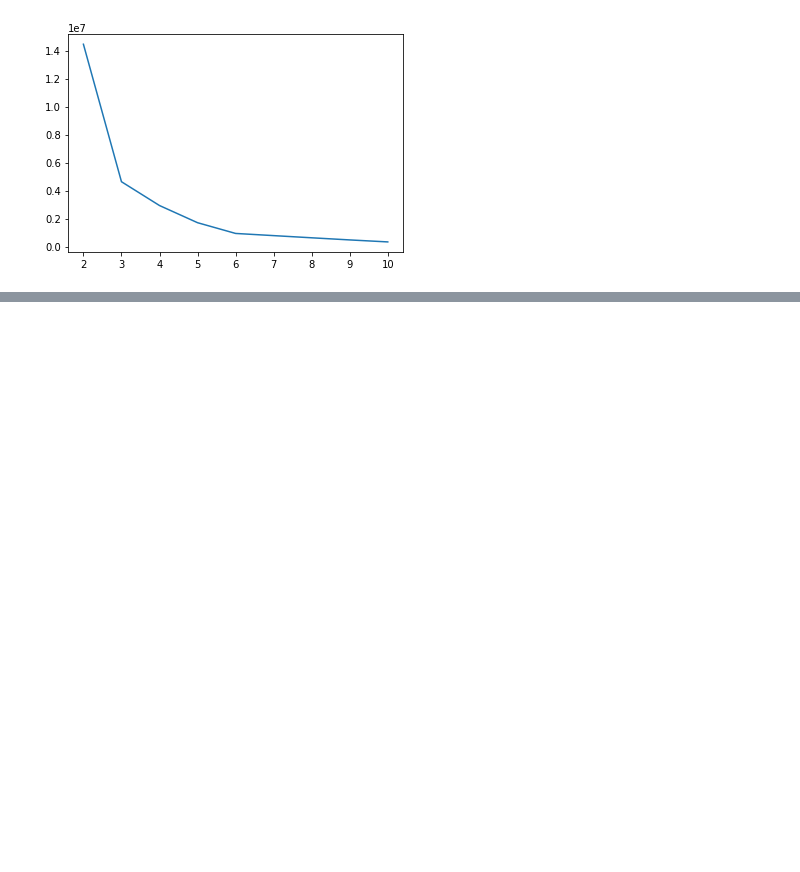
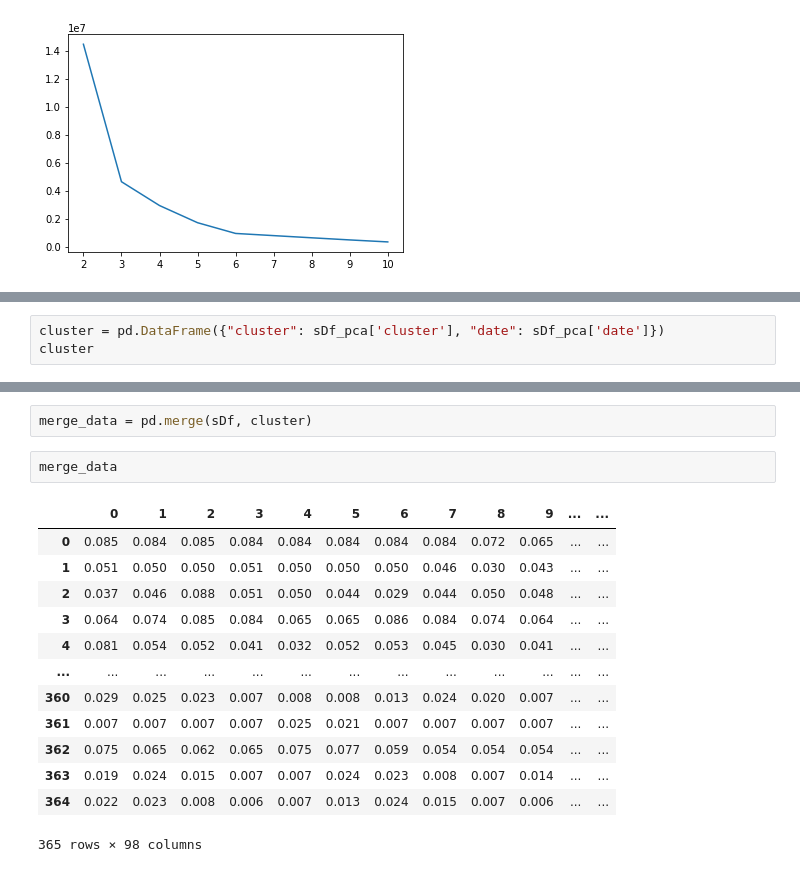
Before and after one commit to formegusto/pattern-recognition, a Jupyter notebook: 02.Data Preprocessing.ipynb, the cells around one changed output, grey strips where cells are left out. Drawn from its saved outputs; the diff is of its cells as text; blank space fills up the shorter version.

```diff
--- a/02.Data Preprocessing.ipynb
+++ b/02.Data Preprocessing.ipynb
@@ -185,0 +184,3 @@ plt.plot(ks, wcss)
+# %%
+cluster = pd.DataFrame({"cluster": sDf_pca['cluster'], "date": sDf_pca['date']})
+cluster
@@ -185,0 +240,18 @@ plt.plot(ks, wcss)
+# %%
+merge_data = pd.merge(sDf, cluster)
+# %%
+merge_data
+# %% [output]
+|  | 0 | 1 | 2 | 3 | 4 | 5 | 6 | 7 | 8 | 9 | ... | ... |
+| 0 | 0.085 | 0.084 | 0.085 | 0.084 | 0.084 | 0.084 | 0.084 | 0.084 | 0.072 | 0.065 | ... | ... |
+| 1 | 0.051 | 0.050 | 0.050 | 0.051 | 0.050 | 0.050 | 0.050 | 0.046 | 0.030 | 0.043 | ... | ... |
+| 2 | 0.037 | 0.046 | 0.088 | 0.051 | 0.050 | 0.044 | 0.029 | 0.044 | 0.050 | 0.048 | ... | ... |
+| 3 | 0.064 | 0.074 | 0.085 | 0.084 | 0.065 | 0.065 | 0.086 | 0.084 | 0.074 | 0.064 | ... | ... |
+| 4 | 0.081 | 0.054 | 0.052 | 0.041 | 0.032 | 0.052 | 0.053 | 0.045 | 0.030 | 0.041 | ... | ... |
+| ... | ... | ... | ... | ... | ... | ... | ... | ... | ... | ... | ... | ... |
+| 360 | 0.029 | 0.025 | 0.023 | 0.007 | 0.008 | 0.008 | 0.013 | 0.024 | 0.020 | 0.007 | ... | ... |
+| 361 | 0.007 | 0.007 | 0.007 | 0.007 | 0.025 | 0.021 | 0.007 | 0.007 | 0.007 | 0.007 | ... | ... |
+| 362 | 0.075 | 0.065 | 0.062 | 0.065 | 0.075 | 0.077 | 0.059 | 0.054 | 0.054 | 0.054 | ... | ... |
+| 363 | 0.019 | 0.024 | 0.015 | 0.007 | 0.007 | 0.024 | 0.023 | 0.008 | 0.007 | 0.014 | ... | ... |
+| 364 | 0.022 | 0.023 | 0.008 | 0.006 | 0.007 | 0.013 | 0.024 | 0.015 | 0.007 | 0.006 | ... | ... |
+365 rows × 98 columns
```
Also changed, not shown: parts of 11 cells of this notebook.
